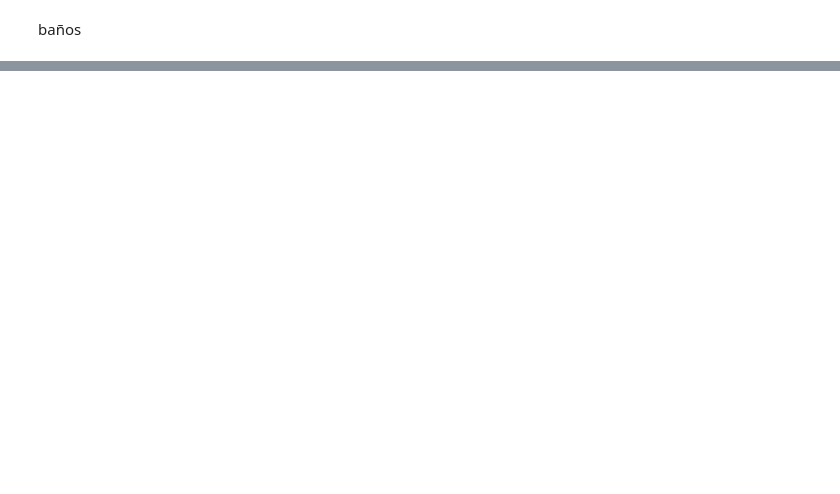
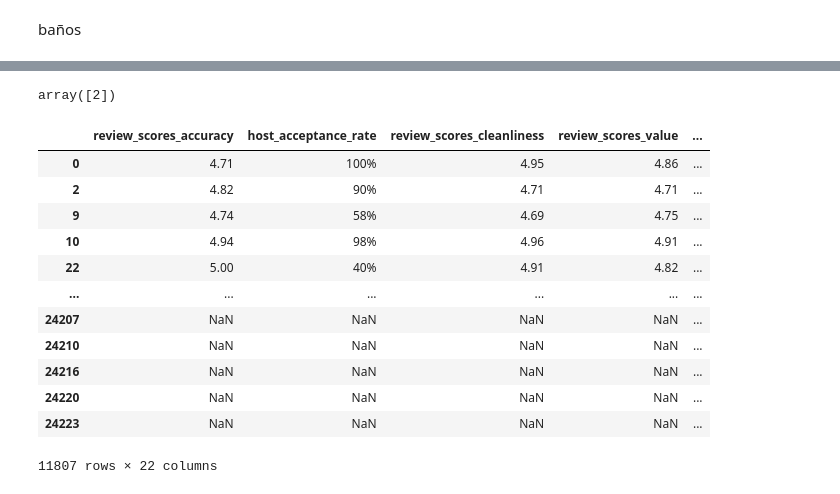
Before and after one commit to karen1203/Actividad_6, a Jupyter notebook: Act6.ipynb, the cells around one changed output, grey strips where cells are left out. Cells and saved outputs as stored; diff of their text form; code cells hidden in the pictures; blank space fills up the shorter version.

```diff
--- a/Act6.ipynb
+++ b/Act6.ipynb
@@ -446,0 +522,23 @@ i
+# %%
+from pandas.core.algorithms import mode
+cuatro=mode(mexlimp['accommodates'])
+cuatro
+# %% [output]
+array([2])
+# %%
+cinco=mexlimp[(mexlimp["accommodates"] >= 3)]
+cinco
+# %% [output]
+|  | review_scores_accuracy | host_acceptance_rate | review_scores_cleanliness | review_scores_value | ... |
+| 0 | 4.71 | 100% | 4.95 | 4.86 | ... |
+| 2 | 4.82 | 90% | 4.71 | 4.71 | ... |
+| 9 | 4.74 | 58% | 4.69 | 4.75 | ... |
+| 10 | 4.94 | 98% | 4.96 | 4.91 | ... |
+| 22 | 5.00 | 40% | 4.91 | 4.82 | ... |
+| ... | ... | ... | ... | ... | ... |
+| 24207 | NaN | NaN | NaN | NaN | ... |
+| 24210 | NaN | NaN | NaN | NaN | ... |
+| 24216 | NaN | NaN | NaN | NaN | ... |
+| 24220 | NaN | NaN | NaN | NaN | ... |
+| 24223 | NaN | NaN | NaN | NaN | ... |
+11807 rows × 22 columns
```
Also changed, not shown: parts of 15 cells of this notebook.
